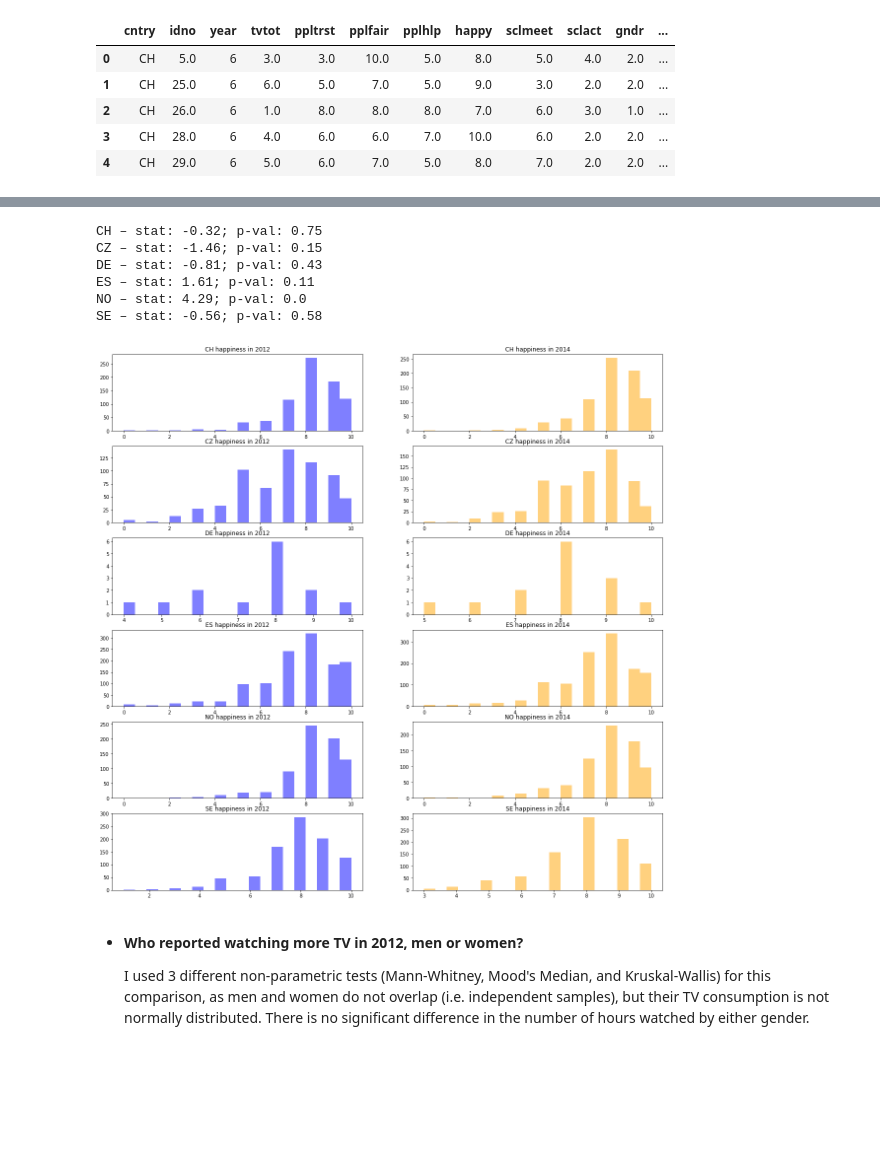
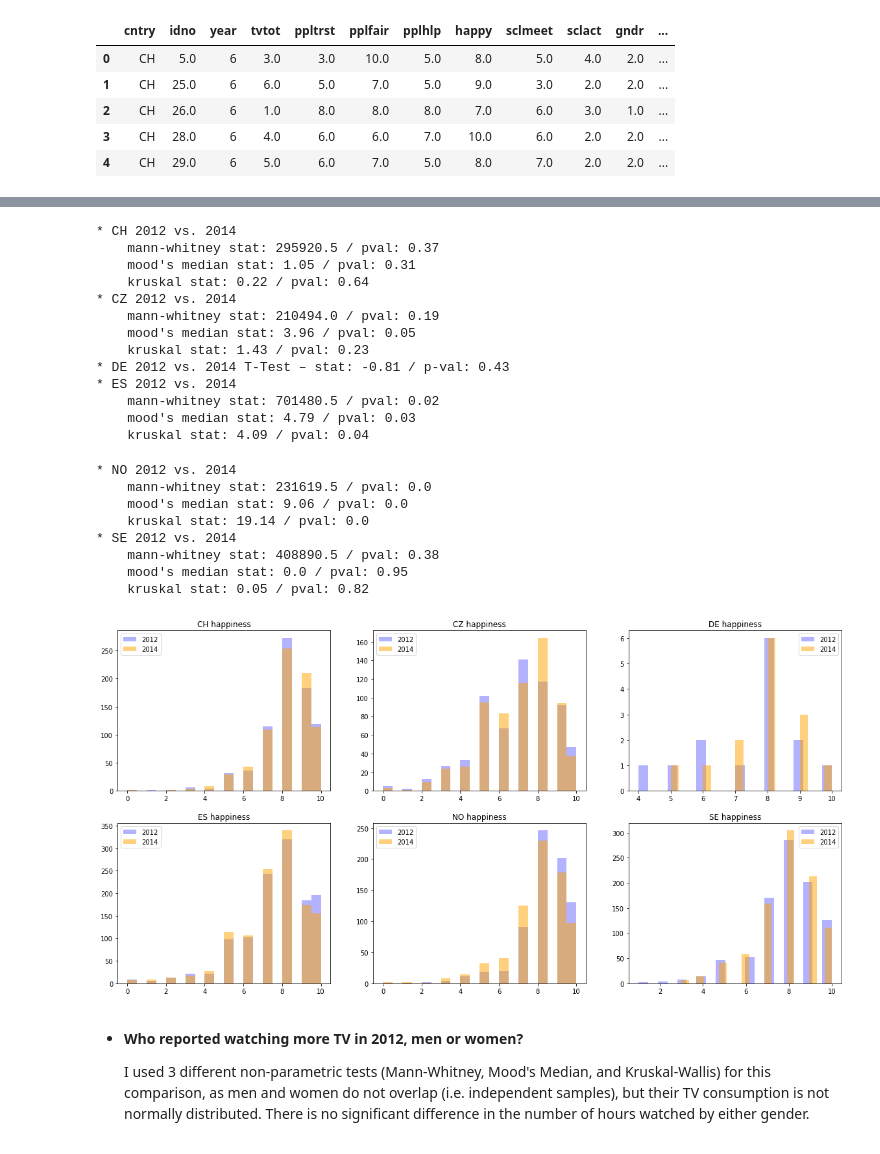
Before and after one commit to esthersweon/thinkful, a Jupyter notebook: main/unit_5/lesson_5_project_4.ipynb, the cells around one changed output, grey strips where cells are left out. Drawn from its saved outputs; the diff is of its cells as text; code cells hidden in the pictures; blank space fills up the shorter version.

Commit message:
Implemented feedback for parametric / non-parametric tests exercise

```diff
--- a/main/unit_5/lesson_5_project_4.ipynb
+++ b/main/unit_5/lesson_5_project_4.ipynb
@@ -34,17 +37,0 @@ For each question, explain why you chose the approach you did. In this dataset,
-# %%
-yr_12_trust = df[df['year'] == 6]['ppltrst']
-yr_14_trust = df[df['year'] == 7]['ppltrst']
-
-plt.figure(figsize=(20,5))
-
-plt.subplot(1, 2, 1)
-plt.hist(yr_12_trust.dropna(), bins=20, alpha=0.5, color='blue')
-plt.title('2012 Trust Levels')
-
-plt.subplot(1, 2, 2)
-plt.hist(yr_14_trust.dropna(), bins=20, alpha=0.5, color='orange')
-plt.title('2014 Trust Levels')
-
-plt.show()
-
-ttest_rel(yr_12_trust, yr_14_trust, nan_policy='omit')
@@ -58,28 +104,59 @@ Ttest_relResult(statistic=0.07575168043269885, pvalue=0.9396201977999982)
 # %%
-plt.figure(figsize=(20, 20))
+plt.figure(figsize=(20, 10))
 
 for idx, cntry in enumerate(df['cntry'].unique()):
     yr_12_happy = df.query('year == 6 and cntry == "' + cntry + '"')['happy']
     yr_14_happy = df.query('year == 7 and cntry == "' + cntry + '"')['happy']
 
-    plt.subplot(len(df['cntry'].unique()), 2, 2 * idx + 1)
-    plt.hist(yr_12_happy.dropna(), bins=20, alpha=0.5, color='blue')
-    plt.title(cntry + ' happiness in 2012')
+    norm_12_res = normaltest(yr_12_happy, nan_policy='omit')
+    norm_14_res = normaltest(yr_14_happy, nan_policy='omit')
 
-    plt.subplot(len(df['cntry'].unique()), 2, 2 * idx + 2)
-    plt.hist(yr_14_happy.dropna(), bins=20, alpha=0.5, color='orange')
-    plt.title(cntry + ' happiness in 2014')
+    if is_normally_distributed(norm_12_res.pvalue) and is_normally_distributed(norm_14_res.pvalue):
+        ttest_res = ttest_rel(yr_12_happy, yr_14_happy, nan_policy='omit')
+        print('*', cntry, '2012 vs. 2014 T-Test – stat:', round(ttest_res.statistic, 2), '/ p-val:', round(ttest_res.pvalue, 2))
+    else:
+        print('*', cntry, '2012 vs. 2014')
+        for name, test in {'mann-whitney': mannwhitneyu, "mood's median": median_test, 'kruskal': kruskal}.items():
+            if hasattr(test(yr_12_happy, yr_14_happy), 'pvalue'):
+                if name == 'kruskal':
+                    test_res = test(yr_12_happy, yr_14_happy, nan_policy='omit')
+                else:
+                    test_res = test(yr_12_happy, yr_14_happy)
+                print('   ', name, 'stat:', round(test_res.statistic, 2), '/ pval:', round(test_res.pvalue, 2))
+            else:
+                test_res = test(yr_12_happy, yr_14_happy, nan_policy='omit')
+                print('   ', name, 'stat:', round(test_res[0], 2), '/ pval:', round(test_res[1], 2))
+
+    plt.subplot(2, 3, idx + 1)
+    plt.hist(yr_12_happy.dropna(), bins=20, alpha=0.3, color='blue', label="2012")
+    plt.hist(yr_14_happy.dropna(), bins=20, alpha=0.5, color='orange', label="2014")
+    plt.legend()
+    plt.title(cntry + ' happiness')
 
     ttest_res = ttest_rel(yr_12_happy, yr_14_happy, nan_policy='omit')
-    print('{} – stat: {}; p-val: {}'.format(cntry, round(ttest_res.statistic, 2), round(ttest_res.pvalue, 2)))
 # %% [output]
-CH – stat: -0.32; p-val: 0.75
-CZ – stat: -1.46; p-val: 0.15
-DE – stat: -0.81; p-val: 0.43
-ES – stat: 1.61; p-val: 0.11
-NO – stat: 4.29; p-val: 0.0
-SE – stat: -0.56; p-val: 0.58
+* CH 2012 vs. 2014
+    mann-whitney stat: 295920.5 / pval: 0.37
+    mood's median stat: 1.05 / pval: 0.31
+    kruskal stat: 0.22 / pval: 0.64
+* CZ 2012 vs. 2014
+    mann-whitney stat: 210494.0 / pval: 0.19
+    mood's median stat: 3.96 / pval: 0.05
+    kruskal stat: 1.43 / pval: 0.23
+* DE 2012 vs. 2014 T-Test – stat: -0.81 / p-val: 0.43
+* ES 2012 vs. 2014
+    mann-whitney stat: 701480.5 / pval: 0.02
+    mood's median stat: 4.79 / pval: 0.03
+    kruskal stat: 4.09 / pval: 0.04
+* NO 2012 vs. 2014
+    mann-whitney stat: 231619.5 / pval: 0.0
+    mood's median stat: 9.06 / pval: 0.0
+    kruskal stat: 19.14 / pval: 0.0
+* SE 2012 vs. 2014
+    mann-whitney stat: 408890.5 / pval: 0.38
+    mood's median stat: 0.0 / pval: 0.95
+    kruskal stat: 0.05 / pval: 0.82
-[figure, old version]
+[figure, new version]
 # %% [markdown]
 - __Who reported watching more TV in 2012, men or women?__
 
```
Also changed, not shown: parts of 13 cells of this notebook, 1 other file.
